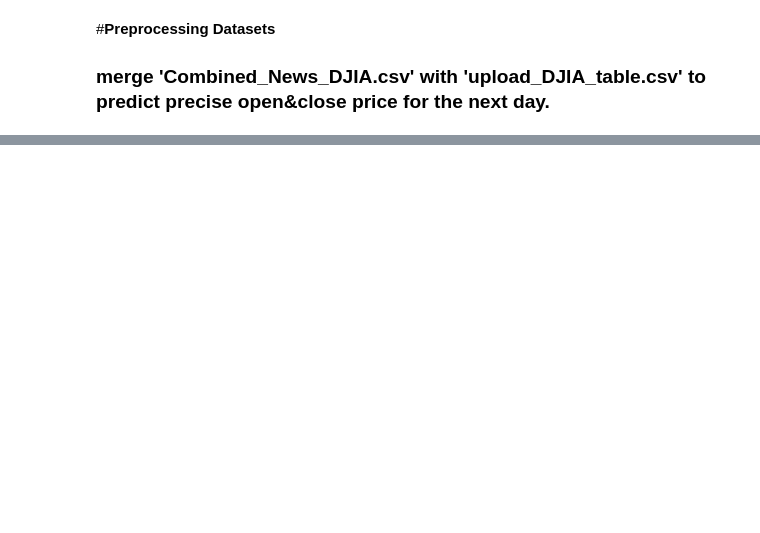
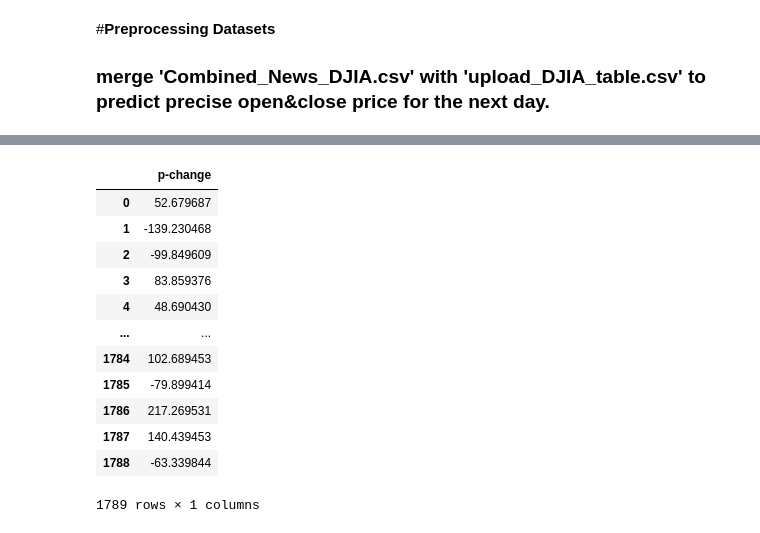
Before and after one commit to SJY-coder/TSP-demo, a Jupyter notebook: TSP_demo.ipynb, the cells around one changed output, grey strips where cells are left out. Drawn from its saved outputs; the diff is of its cells as text; code cells hidden in the pictures; blank space fills up the shorter version.

```diff
--- a/TSP_demo.ipynb
+++ b/TSP_demo.ipynb
@@ -134,0 +269,16 @@ print(df_num.head(),df_num.shape,'\n',df_sen.head(),df_sen.shape,'\n',df_y,df_y.
+# %%
+y_train
+# %% [output]
+|  | p-change |
+| 0 | 52.679687 |
+| 1 | -139.230468 |
+| 2 | -99.849609 |
+| 3 | 83.859376 |
+| 4 | 48.690430 |
+| ... | ... |
+| 1784 | 102.689453 |
+| 1785 | -79.899414 |
+| 1786 | 217.269531 |
+| 1787 | 140.439453 |
+| 1788 | -63.339844 |
+1789 rows × 1 columns
```
Also changed, not shown: parts of 25 cells of this notebook.
